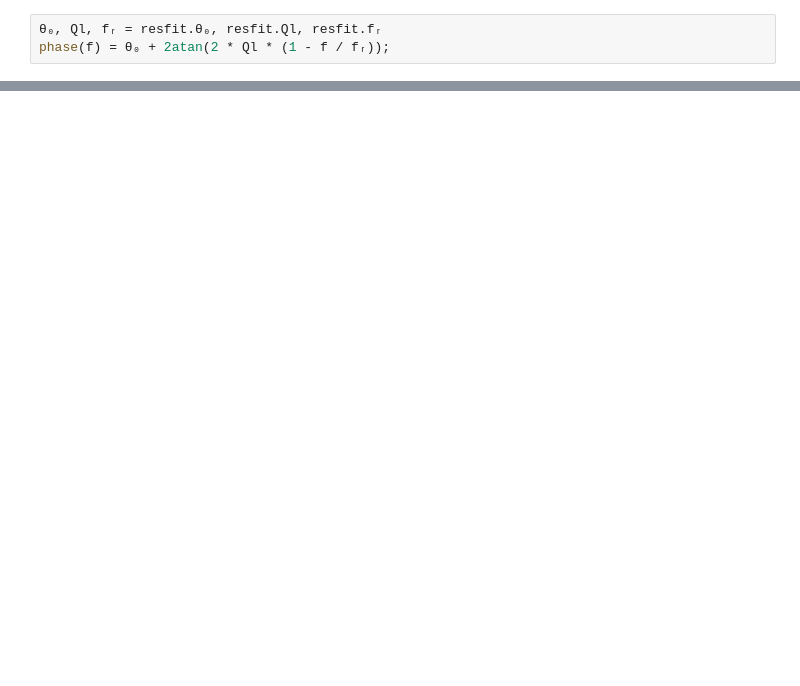
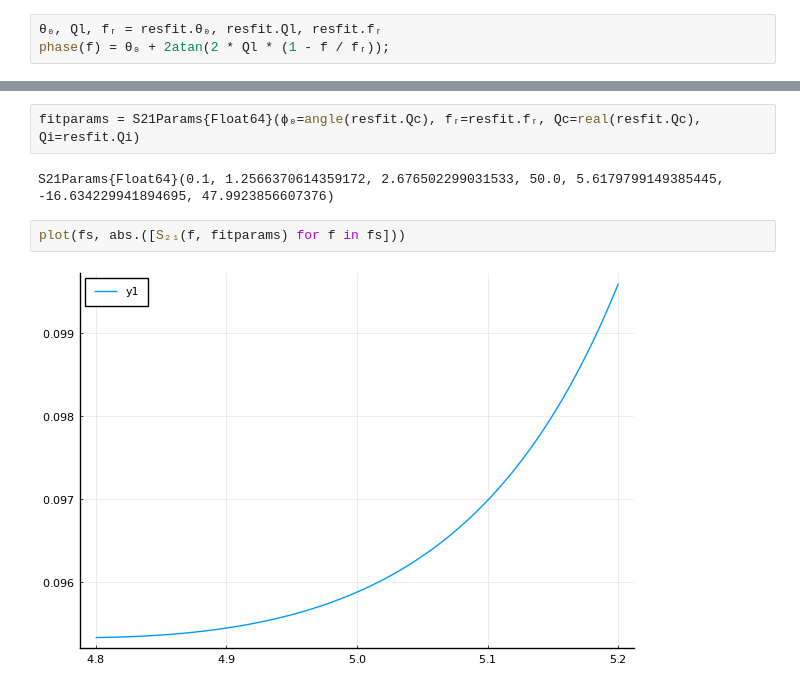
Before and after one commit to aarontrowbridge/cQED, a Jupyter notebook: STS/Untitled.ipynb, the cells around one changed output, grey strips where cells are left out. Drawn from its saved outputs; the diff is of its cells as text; blank space fills up the shorter version.

```diff
--- a/STS/Untitled.ipynb
+++ b/STS/Untitled.ipynb
@@ -100,0 +98,8 @@ plot(fs, phase.(fs))
+# %%
+fitparams = S21Params{Float64}(ϕ₀=angle(resfit.Qc), fᵣ=resfit.fᵣ, Qc=real(resfit.Qc), Qi=resfit.Qi)
+# %% [output]
+S21Params{Float64}(0.1, 1.2566370614359172, 2.676502299031533, 50.0, 5.6179799149385445, -16.634229941894695, 47.9923856607376)
+# %%
+plot(fs, abs.([S₂₁(f, fitparams) for f in fs]))
+# %% [output]
+[figure, added]
```
Also changed, not shown: parts of 11 cells of this notebook, 1 other file.
